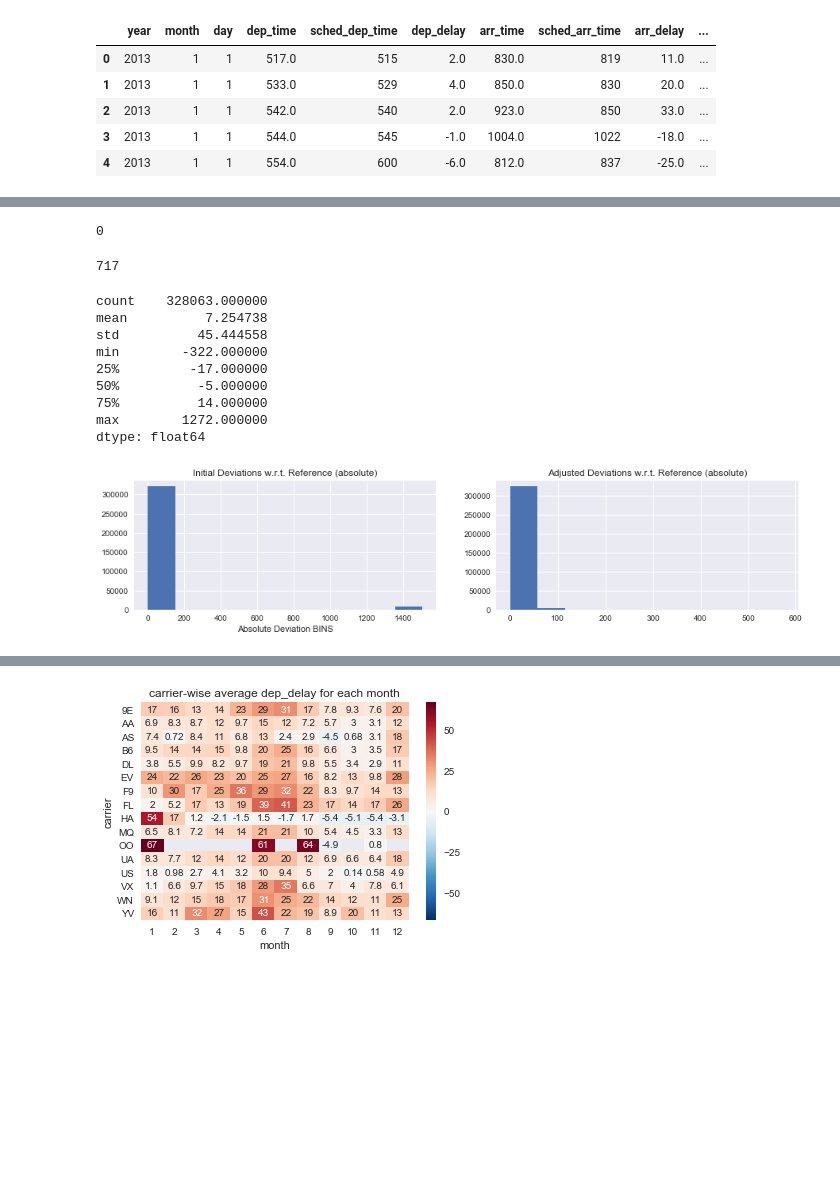
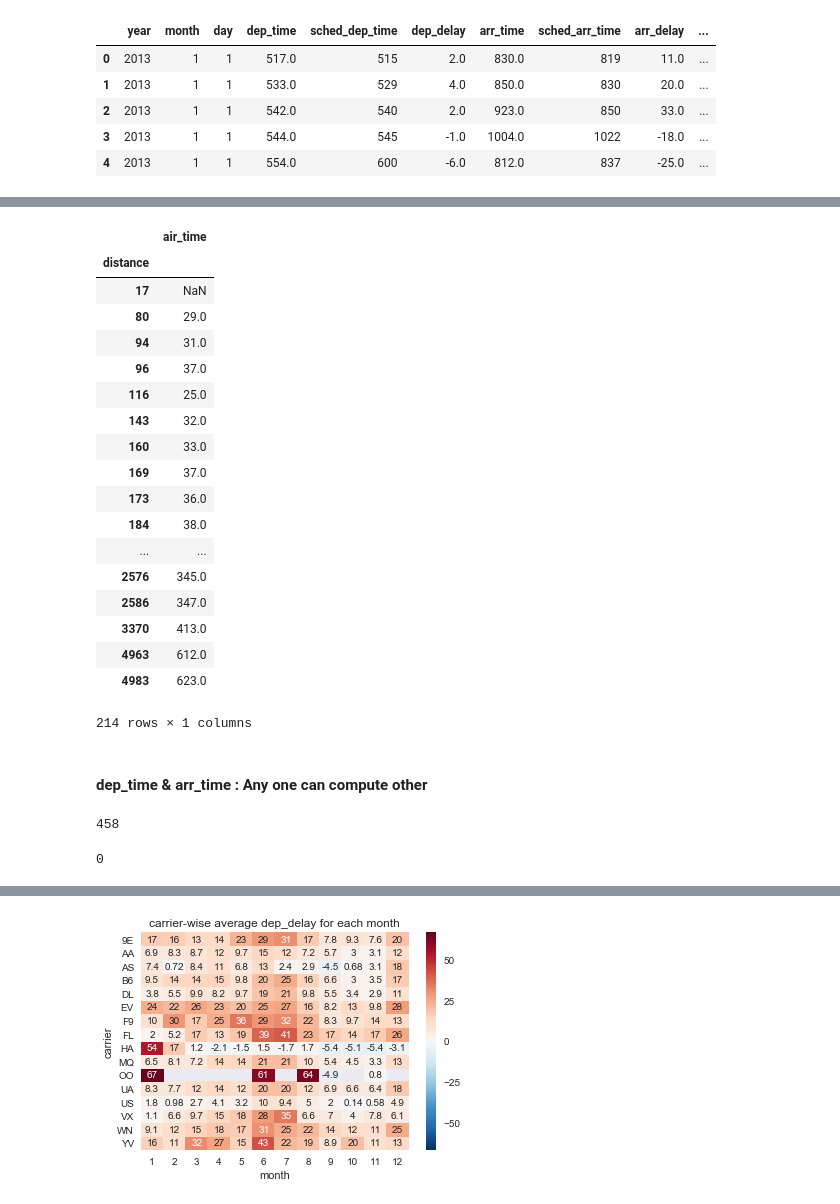
Before and after one commit to smahto243/Flight_Data, a Jupyter notebook: EDA_0_DataCleanUp.ipynb, the cells around one changed output, grey strips where cells are left out. Drawn from its saved outputs; the diff is of its cells as text; code cells hidden in the pictures; blank space fills up the shorter version.

```diff
--- a/EDA_0_DataCleanUp.ipynb
+++ b/EDA_0_DataCleanUp.ipynb
@@ -131,0 +94,23 @@ Confirm whether rows have value for at least one variable (out of arr_time & arr
+# %%
+dist_airTime_lookup = df.groupby("distance").air_time.mean().to_frame().round()
+dist_airTime_lookup
+# %% [output]
+|  | air_time |
+| distance |  |
+| 17 | NaN |
+| 80 | 29.0 |
+| 94 | 31.0 |
+| 96 | 37.0 |
+| 116 | 25.0 |
+| 143 | 32.0 |
+| 160 | 33.0 |
+| 169 | 37.0 |
+| 173 | 36.0 |
+| 184 | 38.0 |
+| ... | ... |
+| 2576 | 345.0 |
+| 2586 | 347.0 |
+| 3370 | 413.0 |
+| 4963 | 612.0 |
+| 4983 | 623.0 |
+214 rows × 1 columns
@@ -132,6 +123,8 @@ Confirm whether rows have value for at least one variable (out of arr_time & arr
+# %% [markdown]
+#### dep_time & arr_time : Any one can compute other
 # %%
-np.sum( df["arr_time"].isnull() & df["arr_delay"].notnull() )      #   0: So arr_time cannot be filled using arr_delay
-np.sum( df["arr_time"].notnull() & df["arr_delay"].isnull() )      # 717: So 717 arr_delay can be filled using arr_time
+np.sum( df["arr_time"].isnull() & df["dep_time"].notnull() )  # 458: So arr_time can be filled using dep_time. Better to estimate rest of dep_time first.
+np.sum( df["arr_time"].notnull() & df["dep_time"].isnull() )  # 0: So dep_time cannot be filled
 # %% [output]
-0
+458
-717
+0
@@ -164,14 +130,0 @@ def HHMM_diff_inMinutes(x1 , x2, ref):
-# %%
-arr_delay_toFILL = HHMM_diff_inMinutes(df.arr_time, df.sched_arr_time, ref=df["dep_delay"])
-arr_delay_toFILL.describe()
-# %% [output]
-count    328063.000000
-mean          7.254738
-std          45.444558
-min        -322.000000
-25%         -17.000000
-50%          -5.000000
-75%          14.000000
-max        1272.000000
-dtype: float64
-[figure, removed]
```
Also changed, not shown: parts of 31 cells of this notebook.
